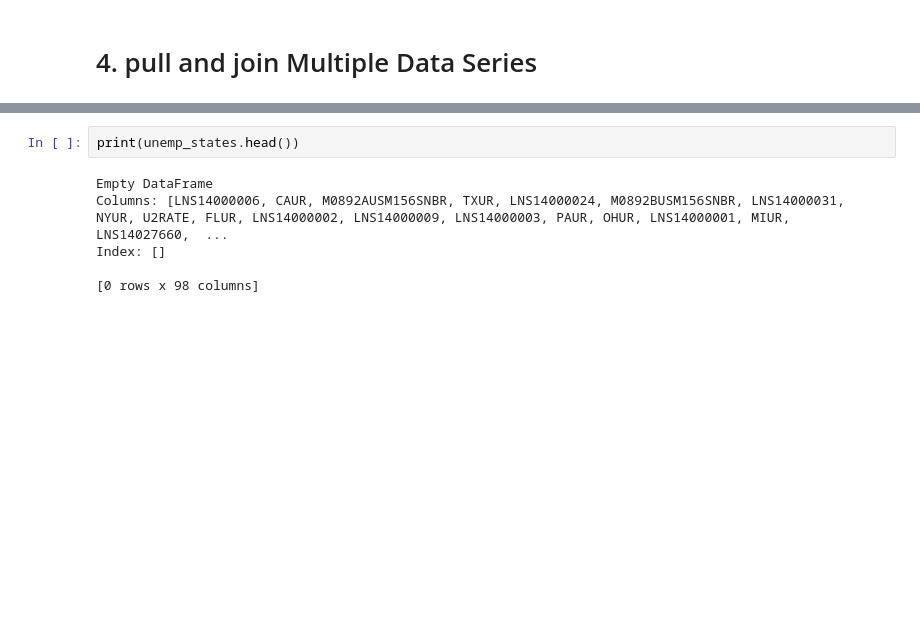
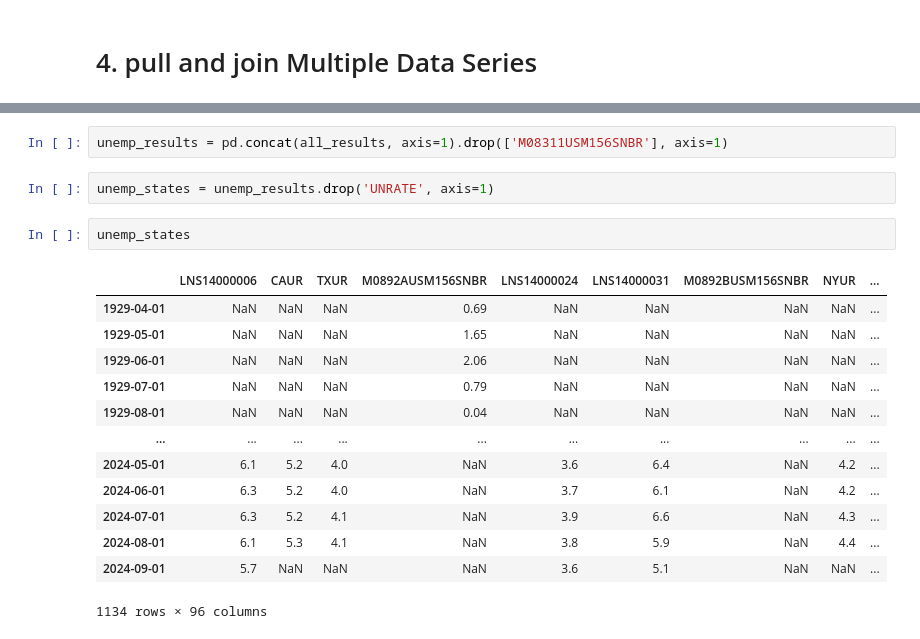
Before and after one commit to ayoub22222222/Economic-Data-Analysis-Project, a Jupyter notebook: Untitled.ipynb, the cells around one changed output, grey strips where cells are left out. Drawn from its saved outputs; the diff is of its cells as text; blank space fills up the shorter version.

```diff
--- a/Untitled.ipynb
+++ b/Untitled.ipynb
@@ -74,8 +64,20 @@ fig.show()
-# %%
-print(unemp_states.head())
-# %% [output]
-Empty DataFrame
-Columns: [LNS14000006, CAUR, M0892AUSM156SNBR, TXUR, LNS14000024, M0892BUSM156SNBR, LNS14000031, NYUR, U2RATE, FLUR, LNS14000002, LNS14000009, LNS14000003, PAUR, OHUR, LNS14000001, MIUR, LNS14027660,  ...
-Index: []
-
-[0 rows x 98 columns]
+# %%
+unemp_results = pd.concat(all_results, axis=1).drop(['M08311USM156SNBR'], axis=1)
+# %%
+unemp_states = unemp_results.drop('UNRATE', axis=1)
+# %%
+unemp_states
+# %% [output]
+|  | LNS14000006 | CAUR | TXUR | M0892AUSM156SNBR | LNS14000024 | LNS14000031 | M0892BUSM156SNBR | NYUR | ... |
+| 1929-04-01 | NaN | NaN | NaN | 0.69 | NaN | NaN | NaN | NaN | ... |
+| 1929-05-01 | NaN | NaN | NaN | 1.65 | NaN | NaN | NaN | NaN | ... |
+| 1929-06-01 | NaN | NaN | NaN | 2.06 | NaN | NaN | NaN | NaN | ... |
+| 1929-07-01 | NaN | NaN | NaN | 0.79 | NaN | NaN | NaN | NaN | ... |
+| 1929-08-01 | NaN | NaN | NaN | 0.04 | NaN | NaN | NaN | NaN | ... |
+| ... | ... | ... | ... | ... | ... | ... | ... | ... | ... |
+| 2024-05-01 | 6.1 | 5.2 | 4.0 | NaN | 3.6 | 6.4 | NaN | 4.2 | ... |
+| 2024-06-01 | 6.3 | 5.2 | 4.0 | NaN | 3.7 | 6.1 | NaN | 4.2 | ... |
+| 2024-07-01 | 6.3 | 5.2 | 4.1 | NaN | 3.9 | 6.6 | NaN | 4.3 | ... |
+| 2024-08-01 | 6.1 | 5.3 | 4.1 | NaN | 3.8 | 5.9 | NaN | 4.4 | ... |
+| 2024-09-01 | 5.7 | NaN | NaN | NaN | 3.6 | 5.1 | NaN | NaN | ... |
+1134 rows × 96 columns
```
Also changed, not shown: parts of 17 cells of this notebook, 14 other files.
